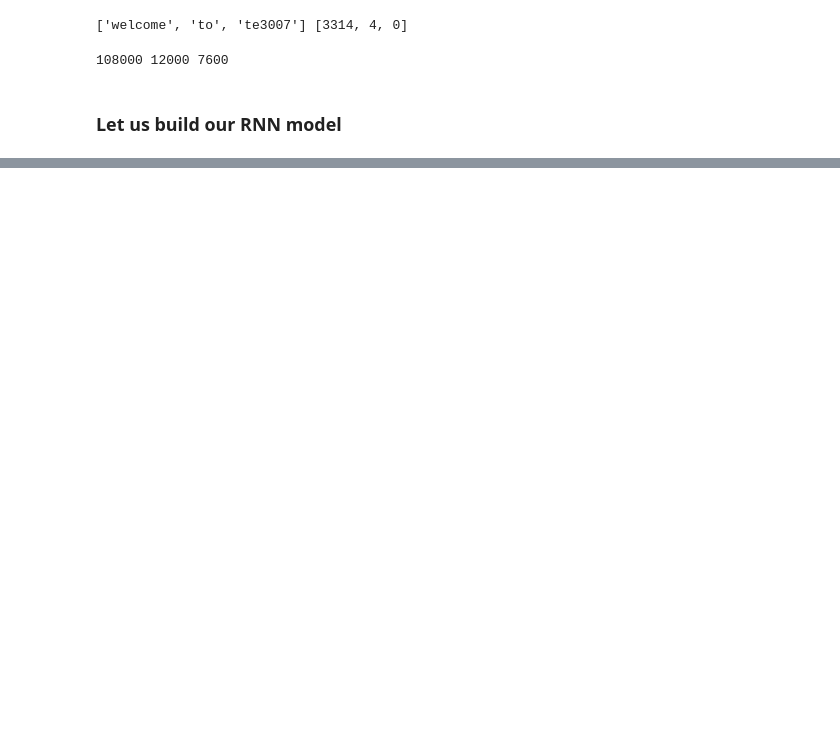
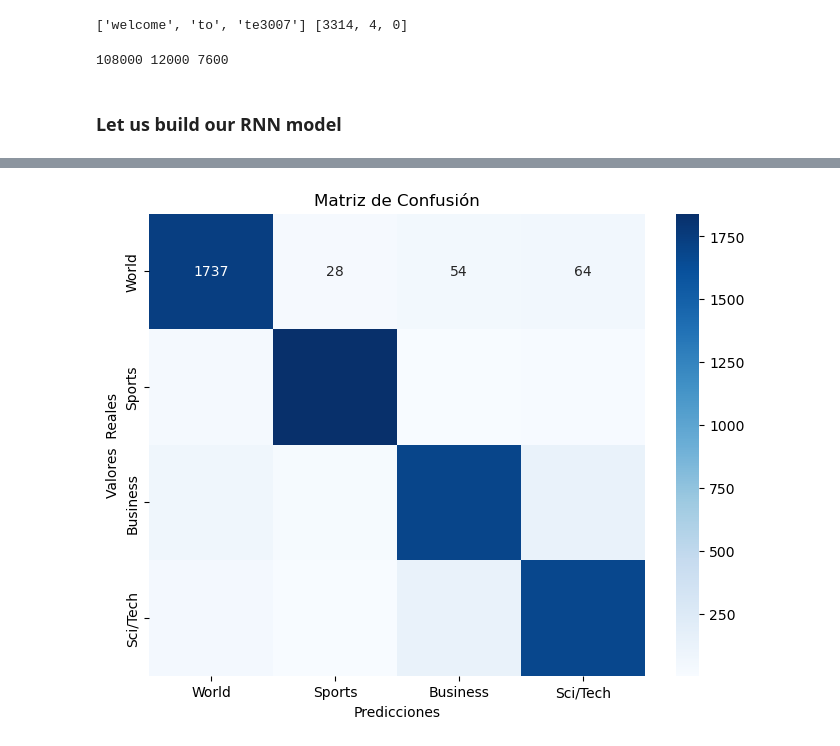
Before and after one commit to raulastrga/MNA, a Jupyter notebook: AMLM/Activity_3b/TC5033_Activity3b_42.ipynb, the cells around one changed output, grey strips where cells are left out. Drawn from its saved outputs; the diff is of its cells as text; code cells hidden in the pictures; blank space fills up the shorter version.

```diff
--- a/AMLM/Activity_3b/TC5033_Activity3b_42.ipynb
+++ b/AMLM/Activity_3b/TC5033_Activity3b_42.ipynb
@@ -183,7 +189,7 @@ test_loader = DataLoader(test_dataset, batch_size=BATCH_SIZE, collate_fn=collate
 # %% [markdown]
 ### Let us build our RNN model
 # %%
-EMBEDDING_SIZE = 256
-NEURONS = 512
-LAYERS = # complete
-NUM_CLASSES = len(labels)
+EMBEDDING_SIZE = 64
+NEURONS = 64
+LAYERS = 2
+NUM_CLASSES = 4
@@ -259,6 +255,8 @@ def train(model, optimiser, epochs=100):
 # %%
-epochs = # define
-lr = # to do
+epochs = 3
+lr = 0.01
+
+
 # instantiate model
 rnn_model = RNN_Model_1(EMBEDDING_SIZE, NEURONS, LAYERS, NUM_CLASSES)
-optimiser = torch.optim.Adam(gru_model.parameters(), lr=lr)
+optimiser = torch.optim.Adam(rnn_model.parameters(), lr=lr)
@@ -265,2 +271,2 @@ optimiser = torch.optim.Adam(gru_model.parameters(), lr=lr)
 # %%
-train(gru_model, optimiser=optimiser,  epochs=epochs)
+train(rnn_model, optimiser=optimiser,  epochs=epochs)
@@ -274,3 +313,34 @@ sample_text(rnn_model, test_loader)
 # %%
-# create confusion matrix
-pass
+
+from sklearn.metrics import confusion_matrix
+import seaborn as sns
+import matplotlib.pyplot as plt
+
+def plot_confusion_matrix(model, loader, labels):
+    model.eval()
+    model = model.to(device)
+
+    total_predicciones = []
+    total_verdaderos = []
+
+    with torch.no_grad():
+        for x_batch, y_batch in loader:
+            x_batch, y_batch = x_batch.to(device, dtype=torch.int), y_batch.to(device, dtype=torch.long)
+
+            resultado = model(x_batch)
+            _, predicciones = resultado.max(dim=1)
+
+            total_predicciones.extend(predicciones.cpu().numpy())
+            total_verdaderos.extend(y_batch.cpu().numpy())
+
+    cm = confusion_matrix(total_predicciones, total_verdaderos)
+    plt.figure(figsize=(8, 6))
+    sns.heatmap(cm, annot=True, fmt='d', cmap='Blues', xticklabels=labels, yticklabels=labels)
+    plt.title('Matriz de Confusión')
+    plt.xlabel('Predicciones')
+    plt.ylabel('Valores  Reales')
+    plt.show()
+
+plot_confusion_matrix(rnn_model, test_loader, labels)
+# %% [output]
+[figure, added]
```
Also changed, not shown: parts of 14 cells of this notebook.
